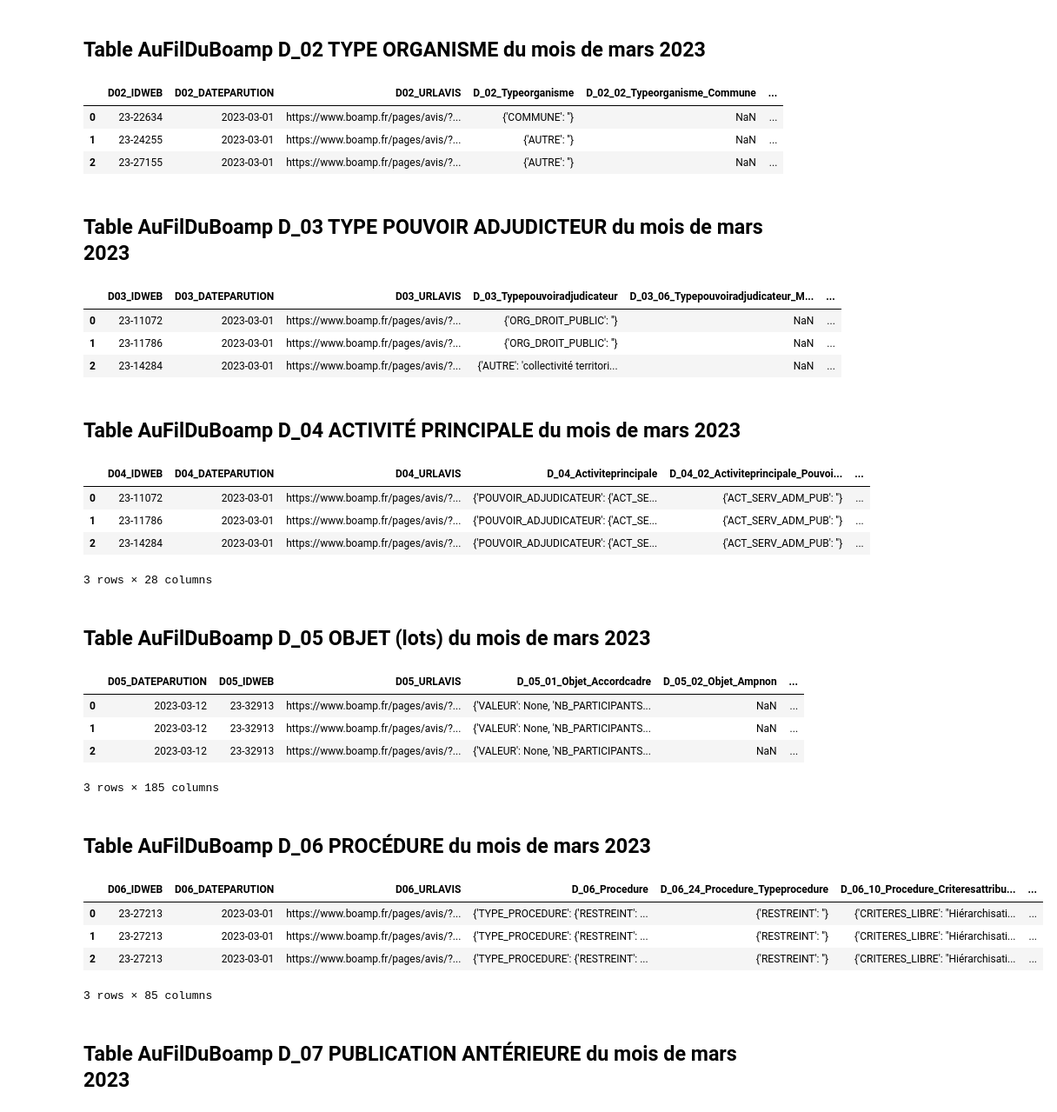
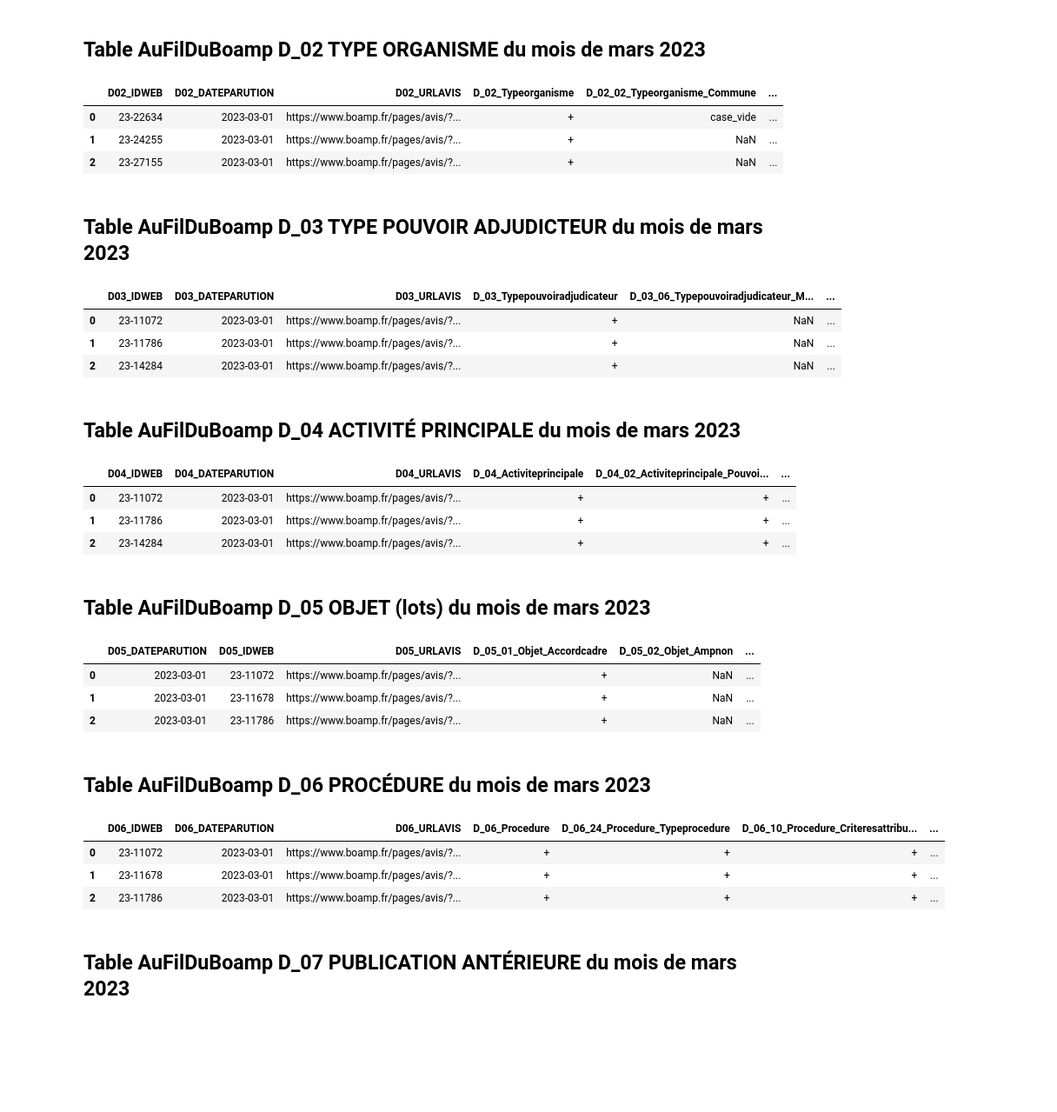
Before and after one commit to AuFilDuBoamp/partages, a Jupyter notebook: AuFilDuBoamp_Integrale_Tables_Mars_2023.ipynb, the cells around one changed output. Shown: that part at 87% size. Cells and saved outputs as stored; diff of their text form; code cells hidden in the pictures; blank space fills up the shorter version.

```diff
--- a/AuFilDuBoamp_Integrale_Tables_Mars_2023.ipynb
+++ b/AuFilDuBoamp_Integrale_Tables_Mars_2023.ipynb
@@ -21 +19,6 @@ import pandas as pd
+# %%
+import pandas as pd
+pd.options.display.max_rows = 200
+pd.options.display.max_columns = 200
+pd.options.display.max_colwidth = 300
 # %% [markdown]
@@ -54,56 +54,53 @@ pd.read_csv('https://www.aufilduboamp.com/partages/AUFILDUBOAMP_INTEGRALE_MARS_2
 # %% [markdown]
 ## Table AuFilDuBoamp D_02 TYPE ORGANISME du mois de mars 2023
 # %%
-pd.read_csv('https://www.aufilduboamp.com/partages/AUFILDUBOAMP_INTEGRALE_MARS_2023_CSV/D_02_TYPEORGANISME_2023_03_AP.csv',
-            sep=';', low_memory=False, nrows=3)
+pd.read_csv('https://www.aufilduboamp.com/partages/aufilduboamp_integrale_mars_2023_csv_zip/D02_MARS_2023.csv.zip',
+            sep=';', low_memory=False, nrows=3, compression='zip')
 # %% [output]
 |  | D02_IDWEB | D02_DATEPARUTION | D02_URLAVIS | D_02_Typeorganisme | D_02_02_Typeorganisme_Commune | ... |
-| 0 | 23-22634 | 2023-03-01 | https://www.boamp.fr/pages/avis/?... | {'COMMUNE': ''} | NaN | ... |
-| 1 | 23-24255 | 2023-03-01 | https://www.boamp.fr/pages/avis/?... | {'AUTRE': ''} | NaN | ... |
-| 2 | 23-27155 | 2023-03-01 | https://www.boamp.fr/pages/avis/?... | {'AUTRE': ''} | NaN | ... |
+| 0 | 23-22634 | 2023-03-01 | https://www.boamp.fr/pages/avis/?... | + | case_vide | ... |
+| 1 | 23-24255 | 2023-03-01 | https://www.boamp.fr/pages/avis/?... | + | NaN | ... |
+| 2 | 23-27155 | 2023-03-01 | https://www.boamp.fr/pages/avis/?... | + | NaN | ... |
 # %% [markdown]
 ## Table AuFilDuBoamp D_03 TYPE POUVOIR ADJUDICTEUR du mois de mars 2023
 # %%
-pd.read_csv('https://www.aufilduboamp.com/partages/AUFILDUBOAMP_INTEGRALE_MARS_2023_CSV/D_03_TYPEPOUVOIRADJUDICATEUR_2023_03_AP.csv',
-            sep=';', low_memory=False, nrows=3)
+pd.read_csv('https://www.aufilduboamp.com/partages/aufilduboamp_integrale_mars_2023_csv_zip/D03_MARS_2023.csv.zip',
+            sep=';', low_memory=False, nrows=3, compression='zip')
 # %% [output]
 |  | D03_IDWEB | D03_DATEPARUTION | D03_URLAVIS | D_03_Typepouvoiradjudicateur | D_03_06_Typepouvoiradjudicateur_M... | ... |
-| 0 | 23-11072 | 2023-03-01 | https://www.boamp.fr/pages/avis/?... | {'ORG_DROIT_PUBLIC': ''} | NaN | ... |
-| 1 | 23-11786 | 2023-03-01 | https://www.boamp.fr/pages/avis/?... | {'ORG_DROIT_PUBLIC': ''} | NaN | ... |
-| 2 | 23-14284 | 2023-03-01 | https://www.boamp.fr/pages/avis/?... | {'AUTRE': 'collectivité territori... | NaN | ... |
+| 0 | 23-11072 | 2023-03-01 | https://www.boamp.fr/pages/avis/?... | + | NaN | ... |
+| 1 | 23-11786 | 2023-03-01 | https://www.boamp.fr/pages/avis/?... | + | NaN | ... |
+| 2 | 23-14284 | 2023-03-01 | https://www.boamp.fr/pages/avis/?... | + | NaN | ... |
 # %% [markdown]
 ## Table AuFilDuBoamp D_04 ACTIVITÉ PRINCIPALE du mois de mars 2023
 # %%
-pd.read_csv('https://www.aufilduboamp.com/partages/AUFILDUBOAMP_INTEGRALE_MARS_2023_CSV/D_04_ACTIVITEPRINCIPALE_2023_03_AP.csv',
-            sep=';', low_memory=False, nrows=3)
+pd.read_csv('https://www.aufilduboamp.com/partages/aufilduboamp_integrale_mars_2023_csv_zip/D04_MARS_2023.csv.zip',
+            sep=';', low_memory=False, nrows=3, compression='zip')
 # %% [output]
 |  | D04_IDWEB | D04_DATEPARUTION | D04_URLAVIS | D_04_Activiteprincipale | D_04_02_Activiteprincipale_Pouvoi... | ... |
-| 0 | 23-11072 | 2023-03-01 | https://www.boamp.fr/pages/avis/?... | {'POUVOIR_ADJUDICATEUR': {'ACT_SE... | {'ACT_SERV_ADM_PUB': ''} | ... |
-| 1 | 23-11786 | 2023-03-01 | https://www.boamp.fr/pages/avis/?... | {'POUVOIR_ADJUDICATEUR': {'ACT_SE... | {'ACT_SERV_ADM_PUB': ''} | ... |
-| 2 | 23-14284 | 2023-03-01 | https://www.boamp.fr/pages/avis/?... | {'POUVOIR_ADJUDICATEUR': {'ACT_SE... | {'ACT_SERV_ADM_PUB': ''} | ... |
+| 0 | 23-11072 | 2023-03-01 | https://www.boamp.fr/pages/avis/?... | + | + | ... |
+| 1 | 23-11786 | 2023-03-01 | https://www.boamp.fr/pages/avis/?... | + | + | ... |
+| 2 | 23-14284 | 2023-03-01 | https://www.boamp.fr/pages/avis/?... | + | + | ... |
-3 rows × 28 columns
 # %% [markdown]
 ## Table AuFilDuBoamp D_05 OBJET (lots) du mois de mars 2023
 # %%
-pd.read_csv('https://www.aufilduboamp.com/partages/AUFILDUBOAMP_INTEGRALE_MARS_2023_CSV/D_05_OBJET_2023_03_AP.csv',
-            sep=';', low_memory=False, nrows=3)
+pd.read_csv('https://www.aufilduboamp.com/partages/aufilduboamp_integrale_mars_2023_csv_zip/D05_MARS_2023.csv.zip',
+            sep=';', low_memory=False, nrows=3, compression='zip')
 # %% [output]
 |  | D05_DATEPARUTION | D05_IDWEB | D05_URLAVIS | D_05_01_Objet_Accordcadre | D_05_02_Objet_Ampnon | ... |
-| 0 | 2023-03-12 | 23-32913 | https://www.boamp.fr/pages/avis/?... | {'VALEUR': None, 'NB_PARTICIPANTS... | NaN | ... |
-| 1 | 2023-03-12 | 23-32913 | https://www.boamp.fr/pages/avis/?... | {'VALEUR': None, 'NB_PARTICIPANTS... | NaN | ... |
-| 2 | 2023-03-12 | 23-32913 | https://www.boamp.fr/pages/avis/?... | {'VALEUR': None, 'NB_PARTICIPANTS... | NaN | ... |
+| 0 | 2023-03-01 | 23-11072 | https://www.boamp.fr/pages/avis/?... | + | NaN | ... |
+| 1 | 2023-03-01 | 23-11678 | https://www.boamp.fr/pages/avis/?... | + | NaN | ... |
+| 2 | 2023-03-01 | 23-11786 | https://www.boamp.fr/pages/avis/?... | + | NaN | ... |
-3 rows × 185 columns
 # %% [markdown]
 ## Table AuFilDuBoamp D_06 PROCÉDURE du mois de mars 2023
 # %%
-pd.read_csv('https://www.aufilduboamp.com/partages/AUFILDUBOAMP_INTEGRALE_MARS_2023_CSV/D_06_PROCEDURE_2023_03_AP.csv',
-            sep=';', low_memory=False, nrows=3)
+pd.read_csv('https://www.aufilduboamp.com/partages/aufilduboamp_integrale_mars_2023_csv_zip/D06_MARS_2023.csv.zip',
+            sep=';', low_memory=False, nrows=3, compression='zip')
 # %% [output]
 |  | D06_IDWEB | D06_DATEPARUTION | D06_URLAVIS | D_06_Procedure | D_06_24_Procedure_Typeprocedure | D_06_10_Procedure_Criteresattribu... | ... |
-| 0 | 23-27213 | 2023-03-01 | https://www.boamp.fr/pages/avis/?... | {'TYPE_PROCEDURE': {'RESTREINT': ... | {'RESTREINT': ''} | {'CRITERES_LIBRE': "Hiérarchisati... | ... |
-| 1 | 23-27213 | 2023-03-01 | https://www.boamp.fr/pages/avis/?... | {'TYPE_PROCEDURE': {'RESTREINT': ... | {'RESTREINT': ''} | {'CRITERES_LIBRE': "Hiérarchisati... | ... |
-| 2 | 23-27213 | 2023-03-01 | https://www.boamp.fr/pages/avis/?... | {'TYPE_PROCEDURE': {'RESTREINT': ... | {'RESTREINT': ''} | {'CRITERES_LIBRE': "Hiérarchisati... | ... |
+| 0 | 23-11072 | 2023-03-01 | https://www.boamp.fr/pages/avis/?... | + | + | + | ... |
+| 1 | 23-11678 | 2023-03-01 | https://www.boamp.fr/pages/avis/?... | + | + | + | ... |
+| 2 | 23-11786 | 2023-03-01 | https://www.boamp.fr/pages/avis/?... | + | + | + | ... |
-3 rows × 85 columns
 # %% [markdown]
 ## Table AuFilDuBoamp D_07 PUBLICATION ANTÉRIEURE du mois de mars 2023
 # %%
```
Also changed, not shown: parts of 25 cells of this notebook.
